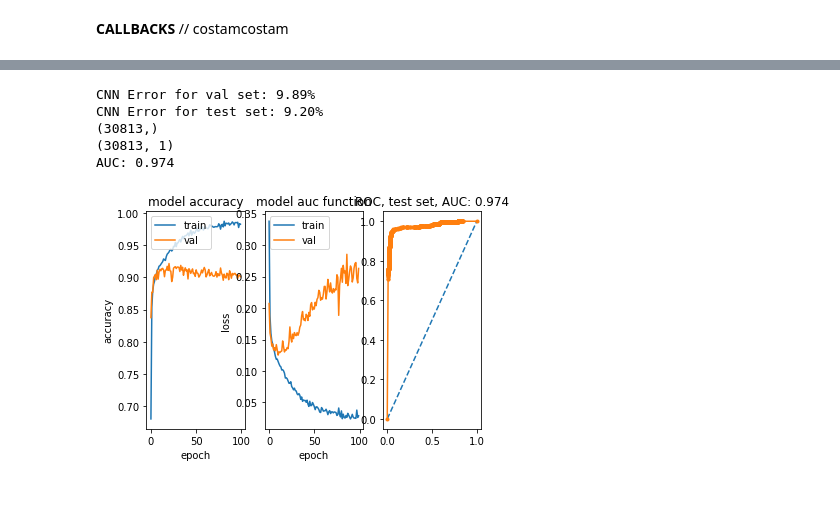
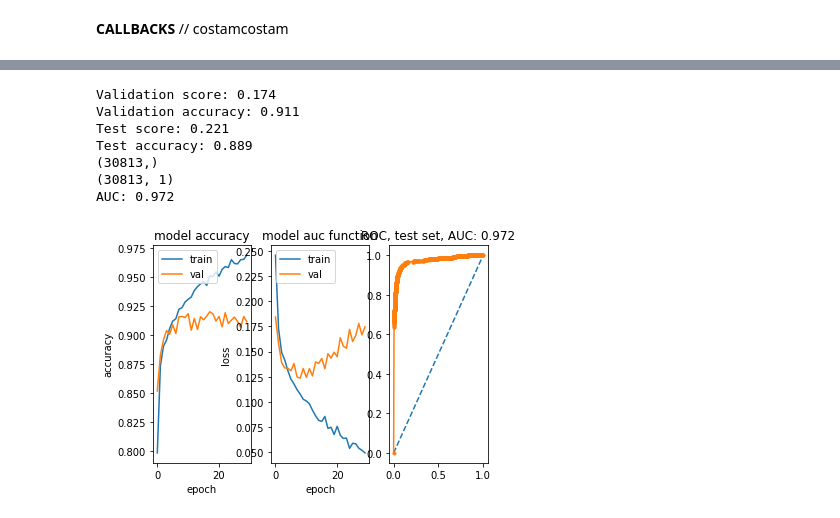
Before and after one commit to hannape/CNN-second, a Jupyter notebook: CNN_for_new_data_no_hidden_code.ipynb, the cells around one changed output, grey strips where cells are left out. Saved outputs shown, nothing was run; the diff lists cells and outputs as text; code cells hidden in the pictures.

```diff
--- a/CNN_for_new_data_no_hidden_code.ipynb
+++ b/CNN_for_new_data_no_hidden_code.ipynb
@@ -78,7 +86,13 @@ input_shape = (1, r, s)
 1
 [figure]
 # %%
-c_w = { 0:0.01, 1:0.99}# { 0:0.02, 1:0.98}  # tak było, jeśli w trening wrzucamy całe nagranie. teraz mamy zbalansowany zbiór
+
+### definiowanie wag
+for_zeros = 0.001
+for_ones = 0.999
+###
+
+c_w = { 0:for_zeros, 1:for_ones}# { 0:0.02, 1:0.98}  # tak było, jeśli w trening wrzucamy całe nagranie. teraz mamy zbalansowany zbiór
 index = ['r%d' % x for x in range(len(y_train))]
 a = [c_w[class_label] for class_label in y_train]
 sample_weight_frame = pd.DataFrame(a, index = index)
@@ -95,10 +109,12 @@ from functools import partial, update_wrapper
 def my_score(y_true, y_pred, sample_weight):
   return log_loss(y_true.values, y_pred, sample_weight=sample_weight.loc[y_true.index.values].values.reshape(-1), normalize=True)
 
+##  potrzebne do zdefiniowania scorera w gridsearchu, wzięte stąd https://stackoverflow.com/questions/49581104/sklearn-gridsearchcv-not-using-sample-weight-in-score-function
+'''
 def wrapped_partial(func, *args, **kwargs):
 	partial_func = partial(func, *args, **kwargs)
 	update_wrapper(partial_func, func)
-	return partial_func
+	return partial_func '''
 
 def binary_crossentropy_weigted(y_true, y_pred, class_weights):
 	y_pred = K.clip(y_pred, K.epsilon(), 1.0 - K.epsilon())
@@ -106,7 +122,9 @@ def binary_crossentropy_weigted(y_true, y_pred, class_weights):
 	return loss
 
 my_scorer = make_scorer(my_score,greater_is_better=False, needs_threshold=False,**score_params)  ## scoring for gridsearchCV
-custom_loss = wrapped_partial(binary_crossentropy_weigted, class_weights=np.array([0.02, 0.98])) ## scoring for model.compile
+#custom_loss = wrapped_partial(binary_crossentropy_weigted, class_weights=np.array([0.02, 0.98])) ## scoring for model.compile
+custom_loss2 = partial(binary_crossentropy_weigted, class_weights=np.array([for_zeros,for_ones])) ## scoring for model.compile
+custom_loss2.__name__ ='binary_crossentropy_weigted'
 
 
 ## AUC METRIC
@@ -155,7 +173,7 @@ def make_model_modified(): #(dense_layer_sizes,filters, kernel_size,pool_size,lr
     model.add(Dropout(drop_out))
     model.add(Dense(1, activation='sigmoid'))
 
-    model.compile(loss=custom_loss,#'binary_crossentropy',#loss_2_args(y_true, y_pred)'',#loss='binary_crossentropy'
+    model.compile(loss=custom_loss2,#'binary_crossentropy',#loss_2_args(y_true, y_pred)'',#loss='binary_crossentropy'
                   # co tu powinno wejść? o samo co do scoring w GridSearchCv? chyba nie: https://stackoverflow.com/questions/40572743/scikit-learn-grid-search-own-scoring-object-syntax
                   # my_score2(sample_weight = sample_weight_frame), <------------------- nie umiem zrobić by działał tutaj. Która funkcja? my_score czy my_scorer ?
                   # my_score2(sample_weight_frame) ---->  https://stackoverflow.com/questions/46858016/keras-custom-loss-function-to-pass-arguments-other-than-y-true-and-y-pred
@@ -187,6 +205,7 @@ import math
 import datetime
 now = datetime.datetime.now()
 start_time = str(now.year)+str('-')+str(now.month)+str('-')+str(now.day)+str('_')+str(now.hour+2)+str(':')+str(now.minute)
+n_epochs = 30
 
 '''
 def step_decay(epoch):
@@ -206,7 +225,7 @@ csv_logger = CSVLogger('drive/My Drive/przebiegi/training_150e_001_01_co30_3.log
 
 y_frame = pd.DataFrame(y_train, index=index)
 
-grid_result = my_model.fit(X_train, y_frame, batch_size = 32, epochs=100,validation_data=(X_val, y_val), verbose = 2) #, class_weight = c_w)
+grid_result = my_model.fit(X_train, y_frame, batch_size = 32, epochs = n_epochs,validation_data=(X_val, y_val), verbose = 2) #, class_weight = c_w)
 
 
 #grid_result = my_model.fit(X_train, y_frame, batch_size = 32, callbacks=[plot_losses, csv_logger, lrate, histories], epochs=150,validation_data=(X_val, y_val), verbose = 2) #, class_weight = c_w)
@@ -253,11 +253,20 @@ my_model.save(('drive/My Drive/models/flmdl'+ str(repr_nr) + str(start_time) + '
 # %%
 model = my_model
 hist = grid_result
-# Final evaluation of the model
-scores_val = model.evaluate(X_val, y_val, verbose=0)
+
+# Final evaluation of the model   ##### Nie wiem skąd to wzięłam, chyba stąd? https://www.kaggle.com/ashishguptajiit/cnn-using-keras-accuracy-after-10-epochs-98-89
+'''scores_val = model.evaluate(X_val, y_val, verbose=0)
 print("CNN Error for val set: %.2f%%" % (100-scores_val[1]*100))
 scores_test = model.evaluate(X_test, y_test, verbose=0)
-print("CNN Error for test set: %.2f%%" % (100-scores_test[1]*100))
+print("CNN Error for test set: %.2f%%" % (100-scores_test[1]*100)) '''
+
+scoreV = model.evaluate(X_val, y_val, verbose=0)
+print('Validation score: %.3f' % scoreV[0]) # działa tylko jak jest ostatnie i nie ma printow przed nim f"Validation score: {scoreV[0]}."
+print('Validation accuracy: %.3f'% scoreV[1])
+
+scoreT = model.evaluate(X_test, y_test, verbose=0)
+print('Test score: %.3f' % scoreT[0])
+print('Test accuracy: %.3f' % scoreT[1])
 
 # summarize history for accuracy
 plt.subplot(1, 3, 1)
@@ -274,37 +283,46 @@ plt.plot(hist.history['loss'])
 plt.plot(hist.history['val_loss'])
 plt.title('model auc function')
 plt.ylabel('loss')
 plt.xlabel('epoch')
 plt.legend(['train', 'val'], loc='upper left')
 #plt.show()
 
 # calculate AUC of final model on a test set
 probs = model.predict_proba(X_test)
 # keep probabilities for the positive outcome only
 #probs = probs[:, 1]
 y_test2 = y_test  # osobno, bo inny wymiar
 print(np.shape(y_test2))
 print(np.shape(probs))
 
 auc = roc_auc_score(y_test2, probs)
 print('AUC: %.3f' % auc)
 
+my_model.save(('drive/My Drive/models/flmdl'+ str(repr_nr) + str(start_time) + '-' + str(n_epochs) + 'ep-' + str(for_zeros) + '-'+ str(for_ones)+ '-AUC:'+str(round(auc*10000)/10000) + '.h5'))
+
+# z samym custom_loss2 nie da się zapisać modelu, bo nie ma tego __name__
+## wygląda na to, że tą definicję wrapped_partial wzięłam stąd, by to __name__ było dziedziczone czy coś http://louistiao.me/posts/adding-__name__-and-__doc__-attributes-to-functoolspartial-objects/
+## "An actual example where missing a __name__ is a major issue is when working with libraries with interfaces that require it" - i to jest ten przypadek najpewniej
+# Znalazłam jeszcze obejście, po prostu dodać custom_loss2.__name__ ='binary_crossentropy_weigted' (https://github.com/keras-team/keras/issues/2115)
+
 fpr, tpr, thresholds = roc_curve(y_test2, probs)
 # plot no skill
 plt.subplot(1, 3, 3)
 pyplot.plot([0, 1], [0, 1], linestyle='--')
 # plot the roc curve for the model
 pyplot.plot(fpr, tpr, marker='.')
 # show the plot
 plt.title('ROC, test set, AUC: %.3f' % auc)
 pyplot.show()
 # %% [output]
-CNN Error for val set: 9.89%
-CNN Error for test set: 9.20%
+Validation score: 0.174
+Validation accuracy: 0.911
+Test score: 0.221
+Test accuracy: 0.889
 (30813,)
 (30813, 1)
-AUC: 0.974
+AUC: 0.972
-[figure, old version]
+[figure, new version]
 # %%
 pyplot.plot(fpr, tpr, marker='.')
 pyplot.ylim(bottom=0.7)
```
Also changed, not shown: parts of 6 cells of this notebook.
